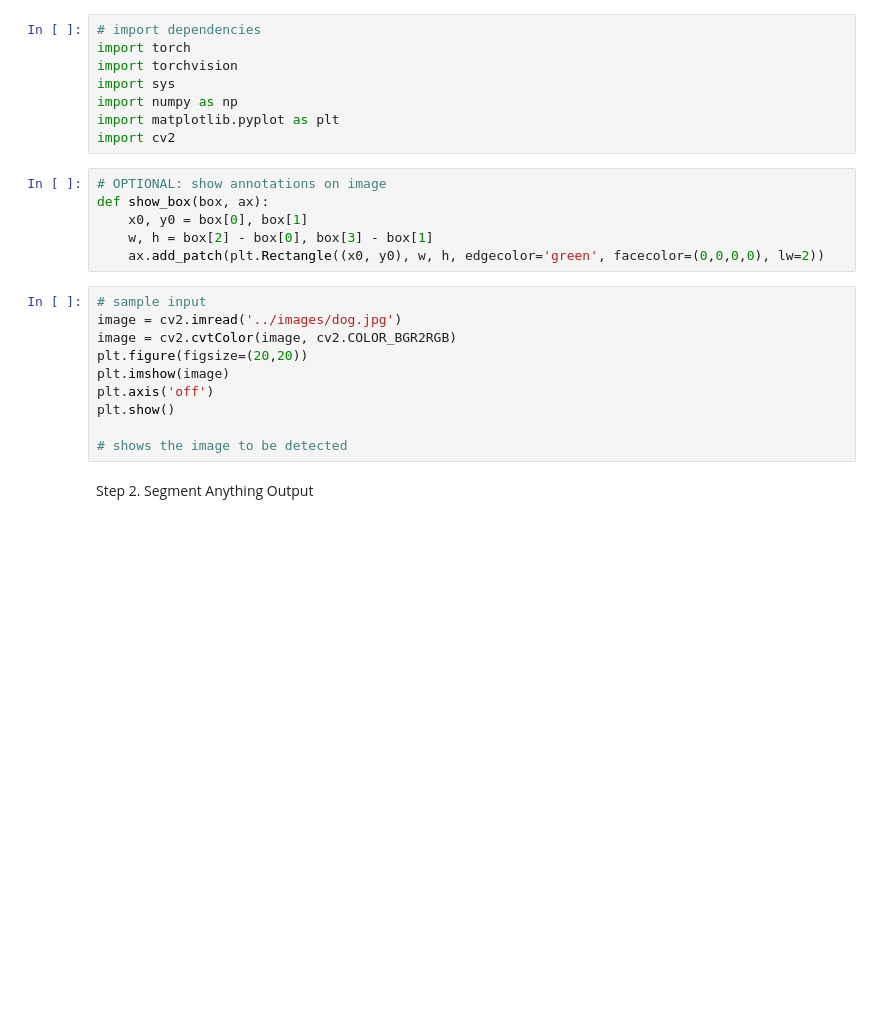
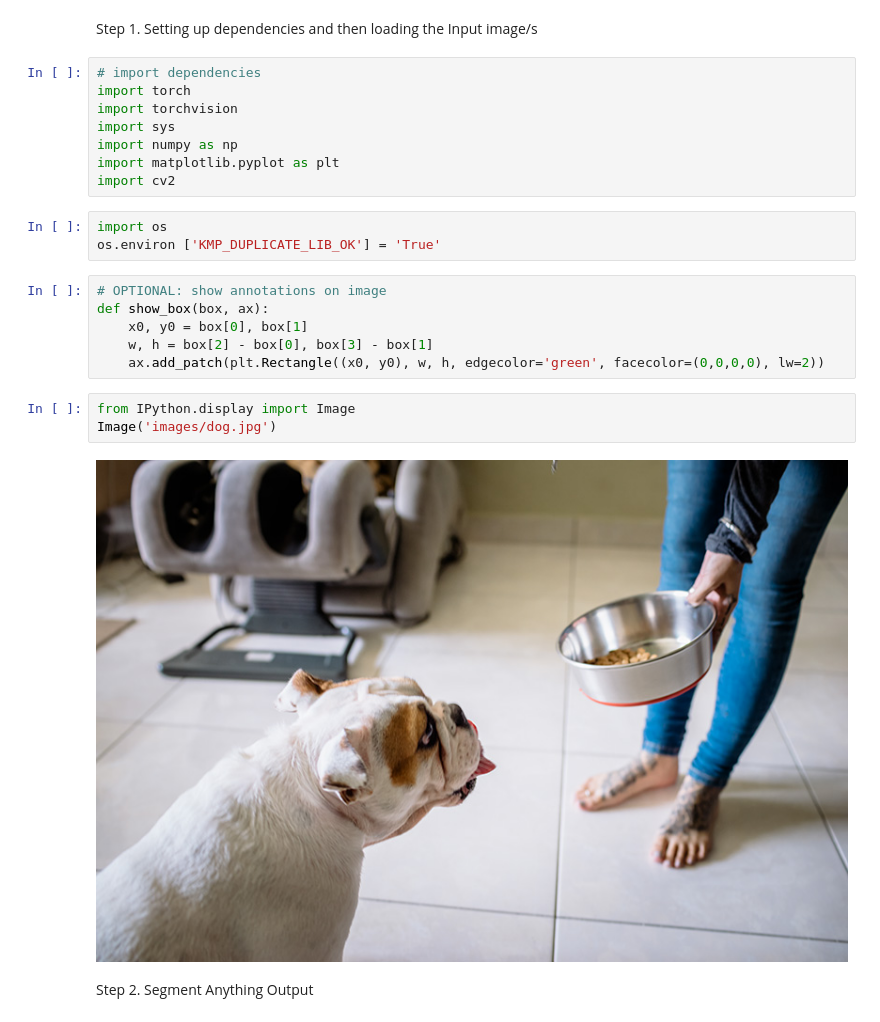
Before and after one commit to antoineross/Object-Detection-using-Segment-Anything, a Jupyter notebook: object detection.ipynb, the cells around one changed output. Cells and saved outputs as stored; diff of their text form; blank space fills up the shorter version.

```diff
--- a/object detection.ipynb
+++ b/object detection.ipynb
@@ -3,3 +1,5 @@ Step 1. Input
+# %% [markdown]
+Step 1. Setting up dependencies and then loading the Input image/s
 # %%
 # import dependencies
 import torch
@@ -8,22 +8,20 @@ import sys
 import numpy as np
 import matplotlib.pyplot as plt
 import cv2
+# %%
+import os
+os.environ ['KMP_DUPLICATE_LIB_OK'] = 'True'
 # %%
 # OPTIONAL: show annotations on image
 def show_box(box, ax):
     x0, y0 = box[0], box[1]
     w, h = box[2] - box[0], box[3] - box[1]
     ax.add_patch(plt.Rectangle((x0, y0), w, h, edgecolor='green', facecolor=(0,0,0,0), lw=2))
-# %%
-# sample input
-image = cv2.imread('../images/dog.jpg')
-image = cv2.cvtColor(image, cv2.COLOR_BGR2RGB)
-plt.figure(figsize=(20,20))
-plt.imshow(image)
-plt.axis('off')
-plt.show()
-
-# shows the image to be detected
+# %%
+from IPython.display import Image
+Image('images/dog.jpg')
+# %% [output]
+[figure, added]
 # %% [markdown]
 Step 2. Segment Anything Output
 # %%
```
Also changed, not shown: parts of 8 cells of this notebook, 1 other file.
